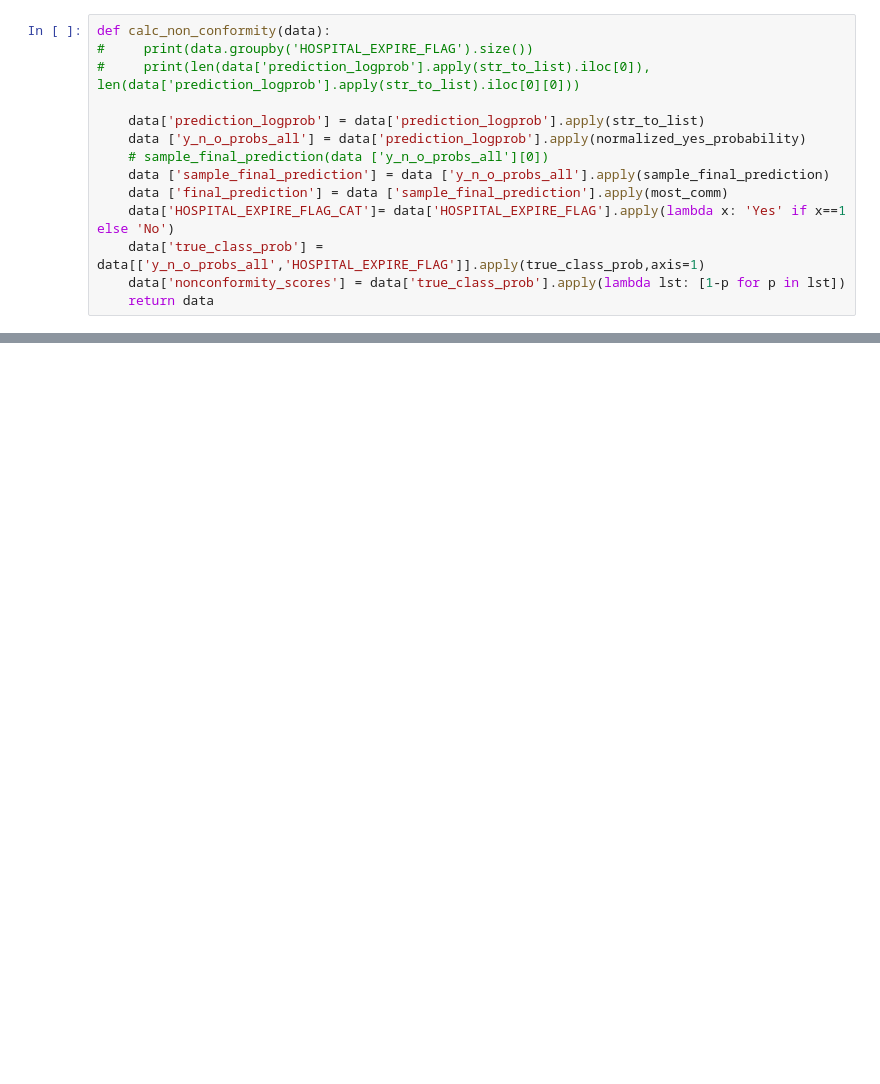
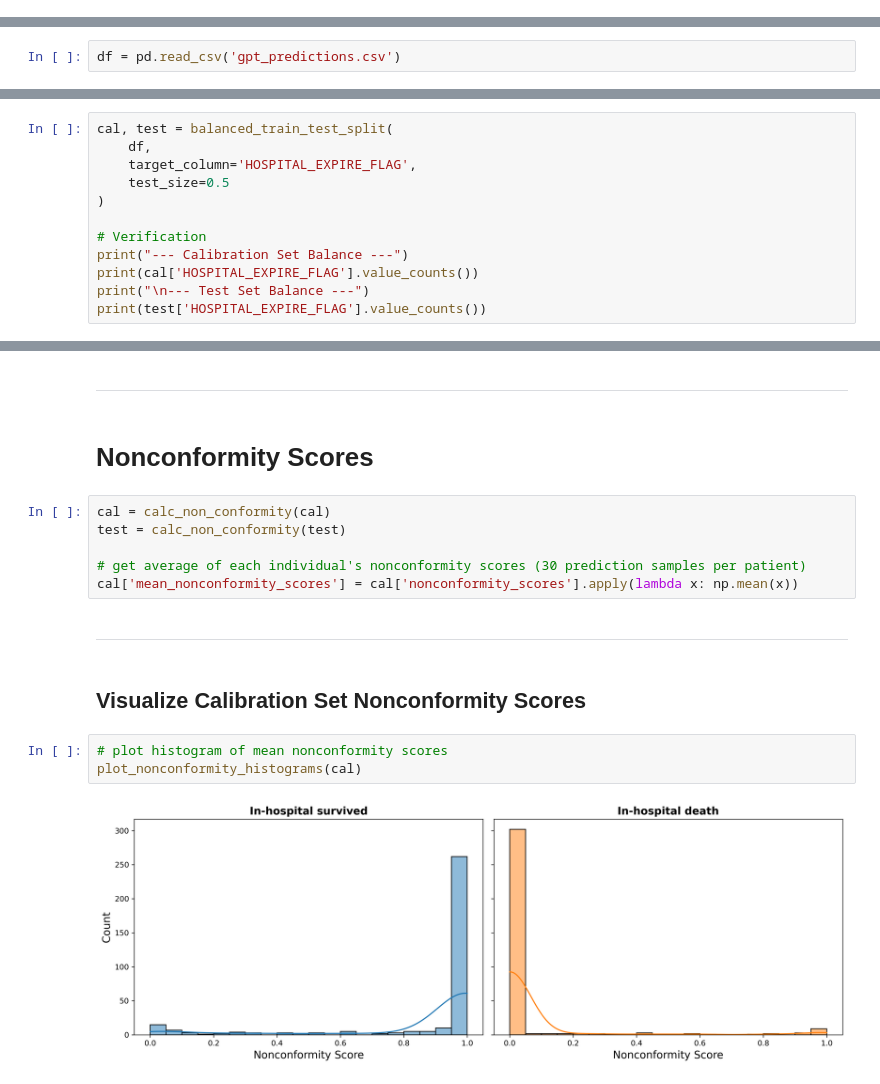
Before and after one commit to fatemehshmd/Understanding-Uncertainty-in-LLM-Predictions-of-Early-Death-in-the-Emergency-Department, a Jupyter notebook: Final_Conformal_Prediction_repo.ipynb, the cells around one changed output, grey strips where cells are left out. Saved outputs shown, nothing was run; the diff lists cells and outputs as text; blank space fills up the shorter version.

Commit message:
Updated Final_Conformal_Prediction_repo.ipynb (balanced, decluttered, and added class-stratified prediction set size counts)

```diff
--- a/Final_Conformal_Prediction_repo.ipynb
+++ b/Final_Conformal_Prediction_repo.ipynb
@@ -112,14 +0,0 @@ dtype: int64
-# %%
-def calc_non_conformity(data):
-#     print(data.groupby('HOSPITAL_EXPIRE_FLAG').size())
-#     print(len(data['prediction_logprob'].apply(str_to_list).iloc[0]), len(data['prediction_logprob'].apply(str_to_list).iloc[0][0]))
-
-    data['prediction_logprob'] = data['prediction_logprob'].apply(str_to_list)
-    data ['y_n_o_probs_all'] = data['prediction_logprob'].apply(normalized_yes_probability)
-    # sample_final_prediction(data ['y_n_o_probs_all'][0])
-    data ['sample_final_prediction'] = data ['y_n_o_probs_all'].apply(sample_final_prediction)
-    data ['final_prediction'] = data ['sample_final_prediction'].apply(most_comm)
-    data['HOSPITAL_EXPIRE_FLAG_CAT']= data['HOSPITAL_EXPIRE_FLAG'].apply(lambda x: 'Yes' if x==1 else 'No')
-    data['true_class_prob'] = data[['y_n_o_probs_all','HOSPITAL_EXPIRE_FLAG']].apply(true_class_prob,axis=1)
-    data['nonconformity_scores'] = data['true_class_prob'].apply(lambda lst: [1-p for p in lst])
-    return data
@@ -382,0 +23,2 @@ plt.savefig('Confidence vs. True Class Probability in GPT Predictions.jpg')
+# %%
+df = pd.read_csv('gpt_predictions.csv')
@@ -382,0 +31,12 @@ plt.savefig('Confidence vs. True Class Probability in GPT Predictions.jpg')
+# %%
+cal, test = balanced_train_test_split(
+    df,
+    target_column='HOSPITAL_EXPIRE_FLAG',
+    test_size=0.5
+)
+
+# Verification
+print("--- Calibration Set Balance ---")
+print(cal['HOSPITAL_EXPIRE_FLAG'].value_counts())
+print("\n--- Test Set Balance ---")
+print(test['HOSPITAL_EXPIRE_FLAG'].value_counts())
@@ -382,0 +55,19 @@ plt.savefig('Confidence vs. True Class Probability in GPT Predictions.jpg')
+# %% [markdown]
+---
+# %% [markdown]
+# Nonconformity Scores
+# %%
+cal = calc_non_conformity(cal)
+test = calc_non_conformity(test)
+
+# get average of each individual's nonconformity scores (30 prediction samples per patient)
+cal['mean_nonconformity_scores'] = cal['nonconformity_scores'].apply(lambda x: np.mean(x))
+# %% [markdown]
+---
+# %% [markdown]
+## Visualize Calibration Set Nonconformity Scores
+# %%
+# plot histogram of mean nonconformity scores
+plot_nonconformity_histograms(cal)
+# %% [output]
+[figure, added]
```
Also changed, not shown: parts of 42 cells of this notebook.
